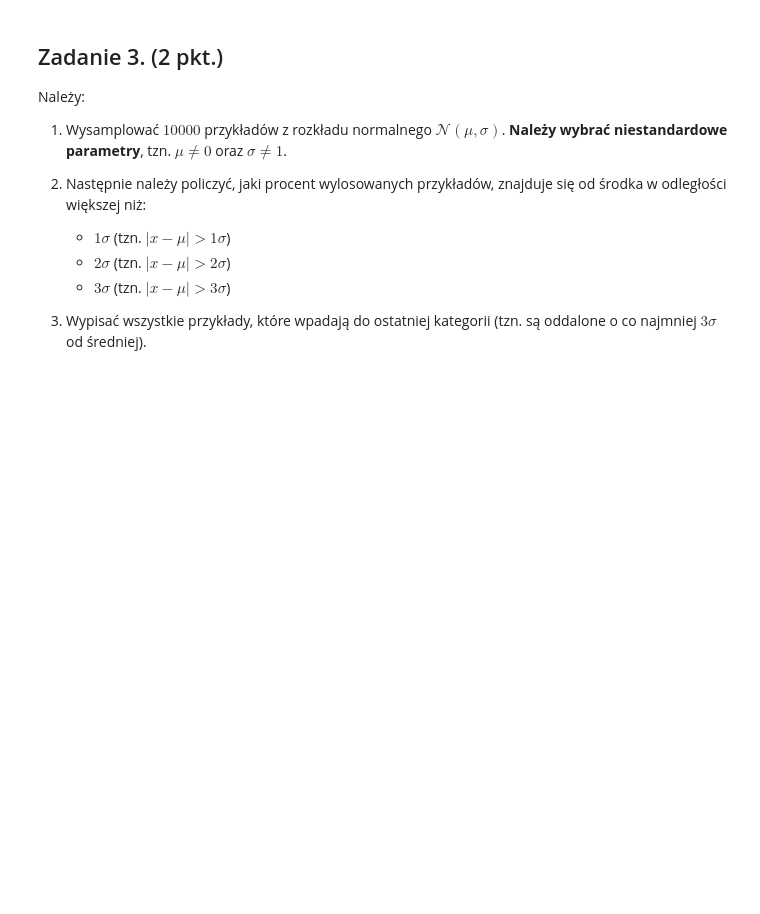
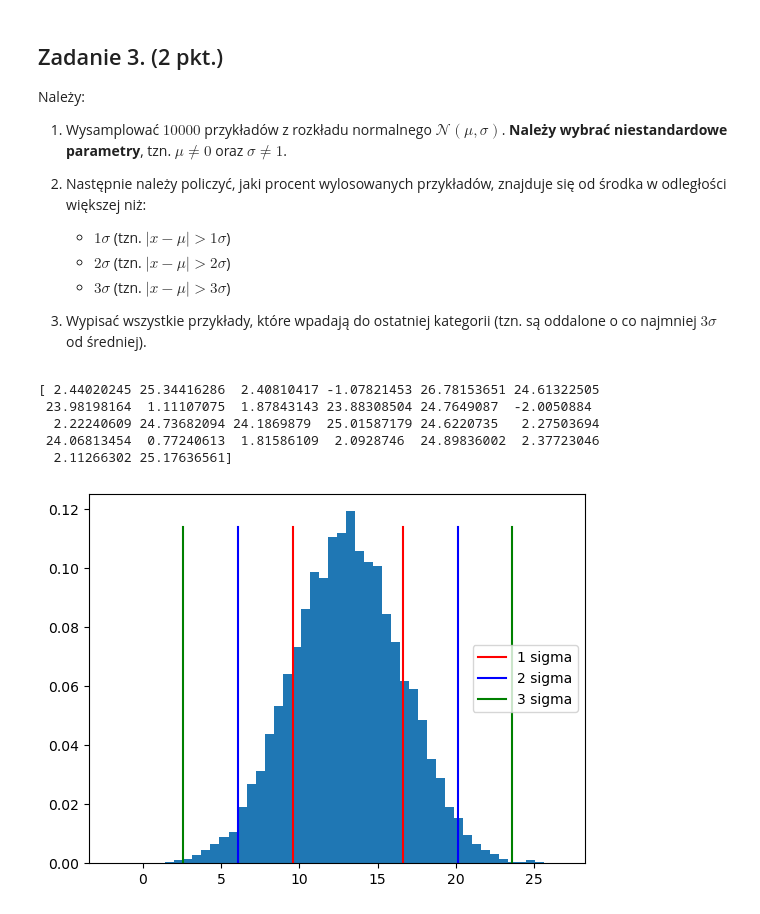
Before and after one commit to JKosciukiewicz/ML2023-24, a Jupyter notebook: lab/02_numpy_cwiczenia.ipynb, the cells around one changed output. Cells and saved outputs as stored; diff of their text form; code cells hidden in the pictures; blank space fills up the shorter version.

```diff
--- a/lab/02_numpy_cwiczenia.ipynb
+++ b/lab/02_numpy_cwiczenia.ipynb
@@ -181,15 +181,22 @@ Należy:
 # %%
 # Podpunkt 1: Wysamplować 10000 przykładów z rozkładu normalnego
 loc = 13.1  # średnia wybranego rozkładu normalnego
 scale = 3.5  # odchylenie standardowe wybranego rozkładu normalnego
 X = np.random.normal(loc,scale,10_000)
 
 # Podpunkt 2: Wyliczyć i wypisać procent
-sigma_1=X[np.abs(X-loc)<scale].shape[0]/X.shape[0]*100
-sigma_2=X[np.abs(X-loc)<2*scale].shape[0]/X.shape[0]*100
-sigma_3=X[np.abs(X-loc)<3*scale].shape[0]/X.shape[0]*100
+sigma_1=X[np.abs(X-loc)>scale].shape[0]/X.shape[0]*100
+sigma_2=X[np.abs(X-loc)>2*scale].shape[0]/X.shape[0]*100
+sigma_3=X[np.abs(X-loc)>3*scale].shape[0]/X.shape[0]*100
 
 # Podpunkt 3: Wypisać elementy, które są oddalone od średniej o 3 sigma.
-
+print(X[np.abs(X-loc)>3*scale])
 # Trochę wizualizacji
 utils.visualize_normal_dist(X, loc, scale)
+# %% [output]
+[ 2.44020245 25.34416286  2.40810417 -1.07821453 26.78153651 24.61322505
+ 23.98198164  1.11107075  1.87843143 23.88308504 24.7649087  -2.0050884
+  2.22240609 24.73682094 24.1869879  25.01587179 24.6220735   2.27503694
+ 24.06813454  0.77240613  1.81586109  2.0928746  24.89836002  2.37723046
+  2.11266302 25.17636561]
+[figure, added]
```
Also changed, not shown: parts of 6 cells of this notebook, 1 other file.
